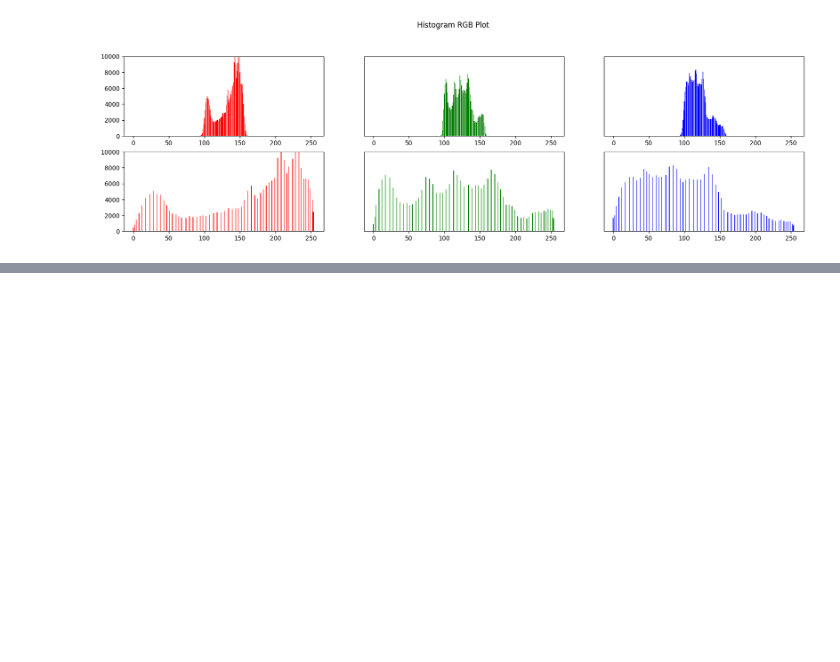
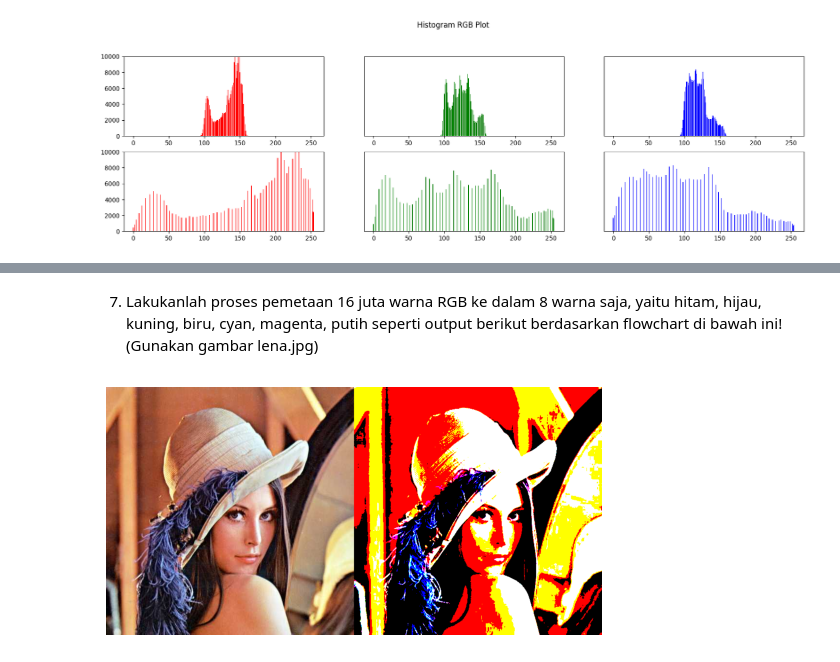
Before and after one commit to ryuuunothuman/PCVK_Ganjil_2024, a Jupyter notebook: Week6.ipynb, the cells around one changed output, grey strips where cells are left out. Saved outputs shown, nothing was run; the diff lists cells and outputs as text; code cells hidden in the pictures; blank space fills up the shorter version.

```diff
--- a/Week6.ipynb
+++ b/Week6.ipynb
@@ -171,0 +215,49 @@ plt.show()
+# %% [markdown]
+7. Lakukanlah proses pemetaan 16 juta warna RGB ke dalam 8 warna saja, yaitu hitam,
+hijau, kuning, biru, cyan, magenta, putih seperti output berikut berdasarkan flowchart
+di bawah ini! (Gunakan gambar lena.jpg)
+# %%
+# Mencari 8 warna terdekat, hitam, hijau, kuning, biru, cyan, magenta, putih dan merah
+def find_nearest_color(color):
+    # Definisikan warna-warna yang ingin dicari
+    colors = {
+        'black': np.array([0, 0, 0]),
+        'green': np.array([0, 255, 0]),
+        'yellow': np.array([255, 255, 0]),
+        'blue': np.array([0, 0, 255]),
+        'cyan': np.array([0, 255, 255]),
+        'magenta': np.array([255, 0, 255]),
+        'white': np.array([255, 255, 255]),
+        'red': np.array([255, 0, 0])
+    }
+
+  # Cari warna terdekat
+    nearest_color = min(colors.values(), key=lambda c: np.linalg.norm(color - c))
+    return nearest_color
+
+def mapping_color(image):
+  height, width, _ = image.shape
+
+  # Proses pemetaan warna
+  img_mapped = np.zeros_like(image)
+
+  for y in range(height):
+    for x in range(width):
+      color = image[y, x]
+      nearest_color = find_nearest_color(color)
+
+      img_mapped[y, x] = nearest_color
+
+  return img_mapped
+# %%
+lena = io.imread('/content/drive/MyDrive/images/lena.jpg')
+
+img_mapped = mapping_color(lena)
+
+final_frame = cv.hconcat([lena, img_mapped])
+
+plt.imshow(final_frame)
+plt.axis('off')
+plt.show()
+# %% [output]
+[figure, added]
```
Also changed, not shown: parts of 3 cells of this notebook.
